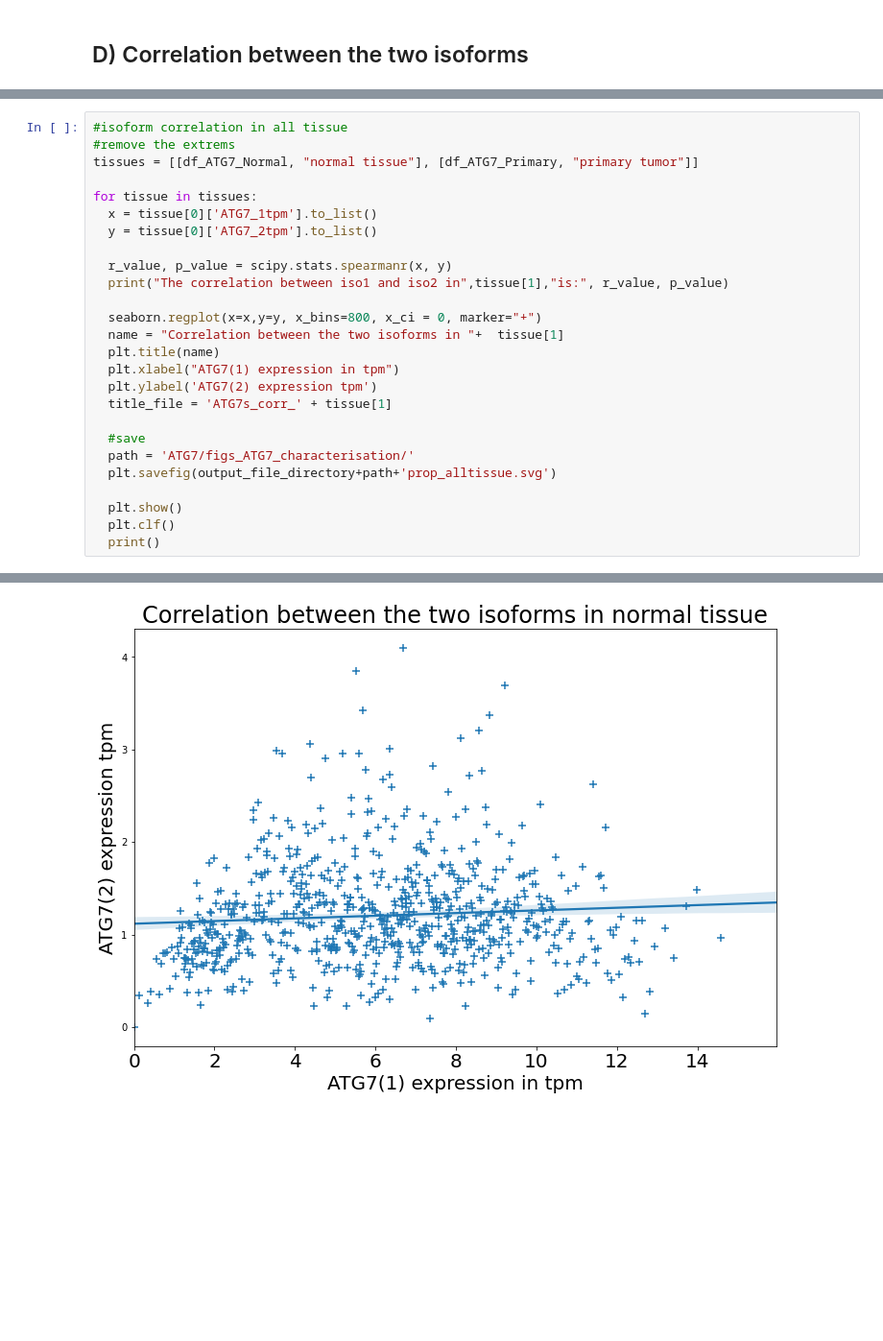
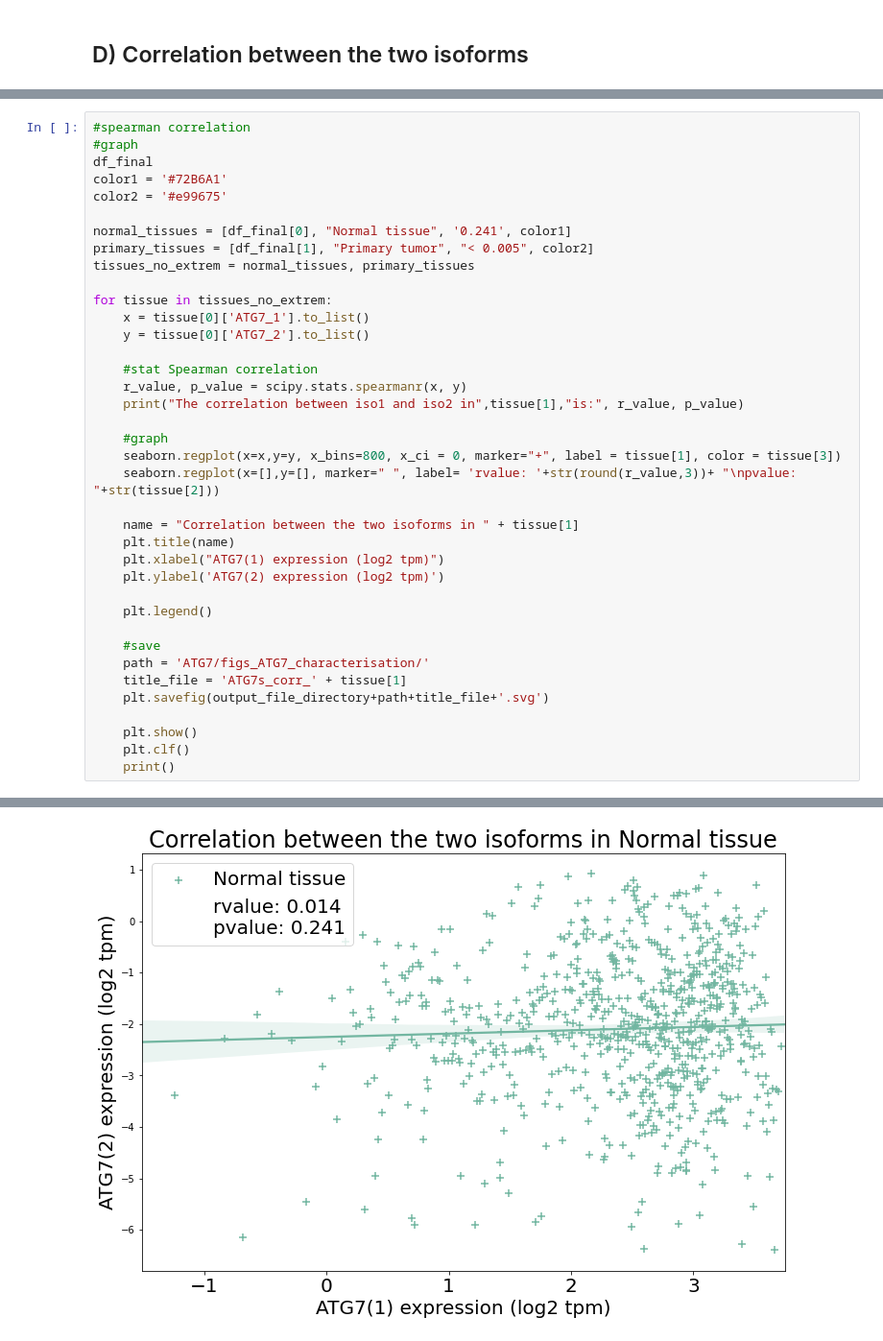
Before and after one commit to Keviosta/Article_short_isoform_ATG7_private, a Jupyter notebook: ATG7/atg7_all_tissue_analyse/ATG7 characterisation/all_organs_ATG7_isoform_characterisation.ipynb, the cells around one changed output, grey strips where cells are left out. Shown at 96% size. Saved outputs shown, nothing was run; the diff lists cells and outputs as text; blank space fills up the shorter version.

```diff
--- a/ATG7/atg7_all_tissue_analyse/ATG7 characterisation/all_organs_ATG7_isoform_characterisation.ipynb
+++ b/ATG7/atg7_all_tissue_analyse/ATG7 characterisation/all_organs_ATG7_isoform_characterisation.ipynb
@@ -402,27 +456,39 @@ the pvalue between all normal tissue(0.068) and all primary tumors(0.146) for AT
 # %%
-#isoform correlation in all tissue
-#remove the extrems
-tissues = [[df_ATG7_Normal, "normal tissue"], [df_ATG7_Primary, "primary tumor"]]
+#spearman correlation
+#graph
+df_final
+color1 = '#72B6A1'
+color2 = '#e99675'
 
-for tissue in tissues:
-  x = tissue[0]['ATG7_1tpm'].to_list()
-  y = tissue[0]['ATG7_2tpm'].to_list()
+normal_tissues = [df_final[0], "Normal tissue", '0.241', color1]
+primary_tissues = [df_final[1], "Primary tumor", "< 0.005", color2]
+tissues_no_extrem = normal_tissues, primary_tissues
 
-  r_value, p_value = scipy.stats.spearmanr(x, y)
-  print("The correlation between iso1 and iso2 in",tissue[1],"is:", r_value, p_value)
+for tissue in tissues_no_extrem:
+    x = tissue[0]['ATG7_1'].to_list()
+    y = tissue[0]['ATG7_2'].to_list()
 
-  seaborn.regplot(x=x,y=y, x_bins=800, x_ci = 0, marker="+")
-  name = "Correlation between the two isoforms in "+  tissue[1]
-  plt.title(name)
-  plt.xlabel("ATG7(1) expression in tpm")
-  plt.ylabel('ATG7(2) expression tpm')
-  title_file = 'ATG7s_corr_' + tissue[1]
+    #stat Spearman correlation
+    r_value, p_value = scipy.stats.spearmanr(x, y)
+    print("The correlation between iso1 and iso2 in",tissue[1],"is:", r_value, p_value)
 
-  #save
-  path = 'ATG7/figs_ATG7_characterisation/'
-  plt.savefig(output_file_directory+path+'prop_alltissue.svg')
+    #graph
+    seaborn.regplot(x=x,y=y, x_bins=800, x_ci = 0, marker="+", label = tissue[1], color = tissue[3])
+    seaborn.regplot(x=[],y=[], marker=" ", label= 'rvalue: '+str(round(r_value,3))+ "\npvalue: "+str(tissue[2]))
 
-  plt.show()
-  plt.clf()
-  print()
+    name = "Correlation between the two isoforms in " + tissue[1]
+    plt.title(name)
+    plt.xlabel("ATG7(1) expression (log2 tpm)")
+    plt.ylabel('ATG7(2) expression (log2 tpm)')
+
+    plt.legend()
+
+    #save
+    path = 'ATG7/figs_ATG7_characterisation/'
+    title_file = 'ATG7s_corr_' + tissue[1]
+    plt.savefig(output_file_directory+path+title_file+'.svg')
+
+    plt.show()
+    plt.clf()
+    print()
 # %% [output]
@@ -430 +496 @@ The correlation between iso1 and iso2 in normal tissue is: 0.02366015296692227 0
-[figure, old version]
+[figure, new version]
```
Also changed, not shown: parts of 3 cells of this notebook.
